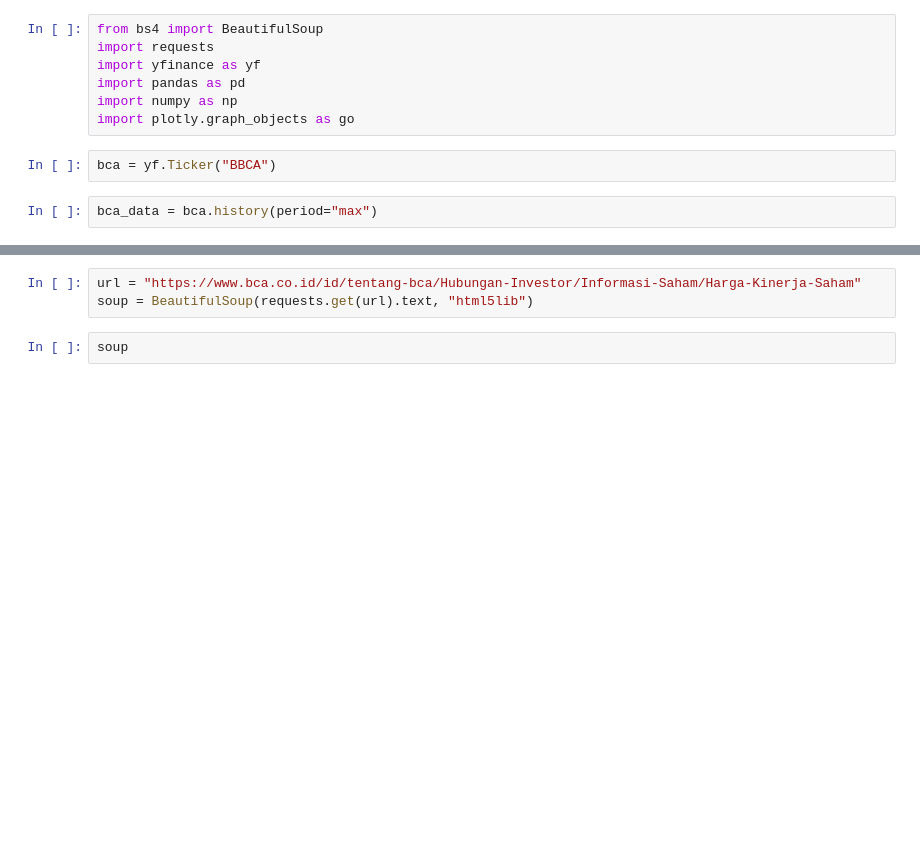
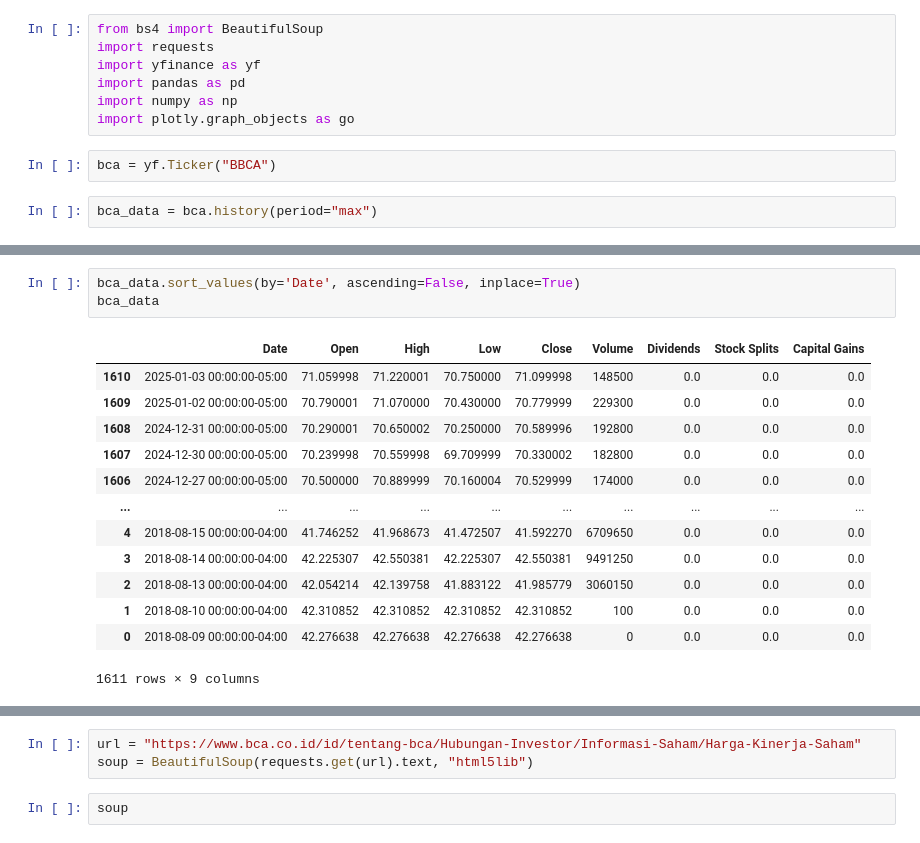
Before and after one commit to lyonardgemilang/project-ds, a Jupyter notebook: bca.ipynb, the cells around one changed output, grey strips where cells are left out. Saved outputs shown, nothing was run; the diff lists cells and outputs as text; blank space fills up the shorter version.

```diff
--- a/bca.ipynb
+++ b/bca.ipynb
@@ -11,0 +48,17 @@ bca_data = bca.history(period="max")
+# %%
+bca_data.sort_values(by='Date', ascending=False, inplace=True)
+bca_data
+# %% [output]
+|  | Date | Open | High | Low | Close | Volume | Dividends | Stock Splits | Capital Gains |
+| 1610 | 2025-01-03 00:00:00-05:00 | 71.059998 | 71.220001 | 70.750000 | 71.099998 | 148500 | 0.0 | 0.0 | 0.0 |
+| 1609 | 2025-01-02 00:00:00-05:00 | 70.790001 | 71.070000 | 70.430000 | 70.779999 | 229300 | 0.0 | 0.0 | 0.0 |
+| 1608 | 2024-12-31 00:00:00-05:00 | 70.290001 | 70.650002 | 70.250000 | 70.589996 | 192800 | 0.0 | 0.0 | 0.0 |
+| 1607 | 2024-12-30 00:00:00-05:00 | 70.239998 | 70.559998 | 69.709999 | 70.330002 | 182800 | 0.0 | 0.0 | 0.0 |
+| 1606 | 2024-12-27 00:00:00-05:00 | 70.500000 | 70.889999 | 70.160004 | 70.529999 | 174000 | 0.0 | 0.0 | 0.0 |
+| ... | ... | ... | ... | ... | ... | ... | ... | ... | ... |
+| 4 | 2018-08-15 00:00:00-04:00 | 41.746252 | 41.968673 | 41.472507 | 41.592270 | 6709650 | 0.0 | 0.0 | 0.0 |
+| 3 | 2018-08-14 00:00:00-04:00 | 42.225307 | 42.550381 | 42.225307 | 42.550381 | 9491250 | 0.0 | 0.0 | 0.0 |
+| 2 | 2018-08-13 00:00:00-04:00 | 42.054214 | 42.139758 | 41.883122 | 41.985779 | 3060150 | 0.0 | 0.0 | 0.0 |
+| 1 | 2018-08-10 00:00:00-04:00 | 42.310852 | 42.310852 | 42.310852 | 42.310852 | 100 | 0.0 | 0.0 | 0.0 |
+| 0 | 2018-08-09 00:00:00-04:00 | 42.276638 | 42.276638 | 42.276638 | 42.276638 | 0 | 0.0 | 0.0 | 0.0 |
+1611 rows × 9 columns
```
Also changed, not shown: parts of 17 cells of this notebook, 1 other file.
